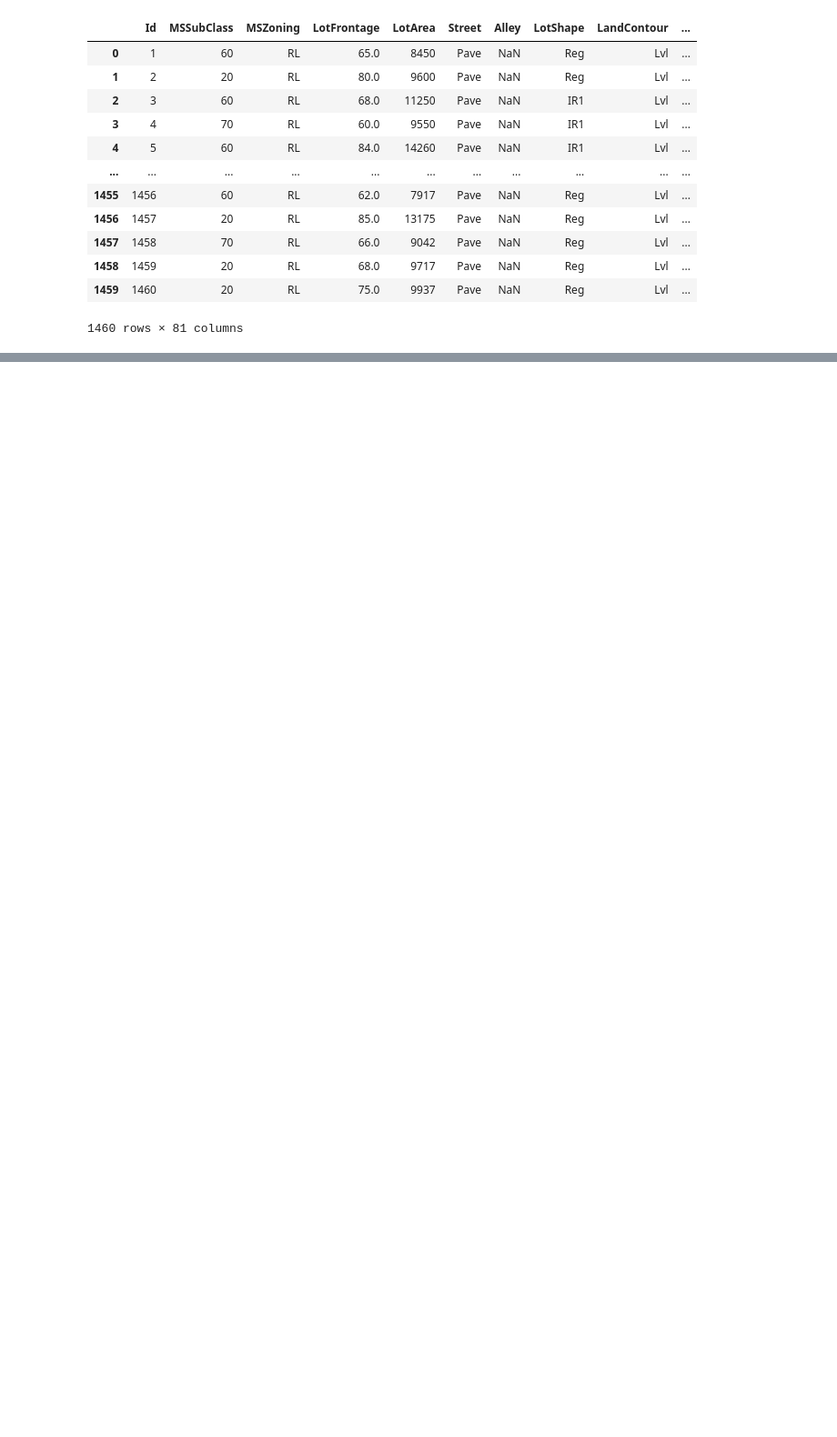
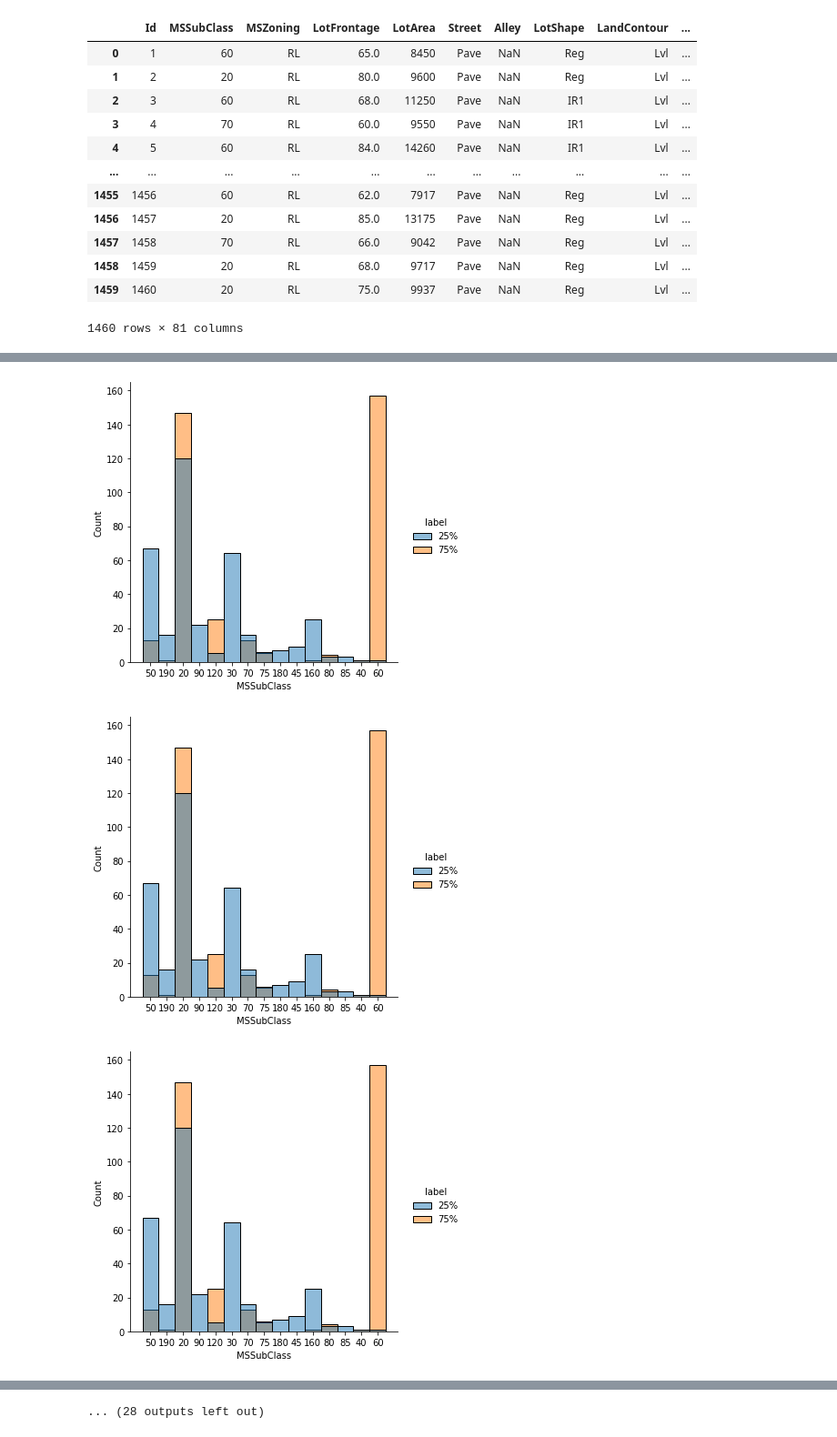
Before and after one commit to csLee94/project_notebook, a Jupyter notebook: Cometo_worksheet.ipynb, the cells around one changed output, grey strips where cells are left out. Shown at 91% size. Saved outputs shown, nothing was run; the diff lists cells and outputs as text; code cells hidden in the pictures; blank space fills up the shorter version.

```diff
--- a/Cometo_worksheet.ipynb
+++ b/Cometo_worksheet.ipynb
@@ -29,0 +140,5 @@ df
+# %%
+df_25 = df.loc[df['SalePrice']<=129975]
+df_75 = df.loc[df['SalePrice']>=214000]
+df_25['label']='25%'
+df_75['label']='75%'
@@ -29,0 +156,3 @@ df
+# %%
+df2575= pd.concat([df_25, df_75])
+df2575
@@ -29,0 +173,18 @@ df
+# %%
+tmplst = list(df2575.columns)
+tmplst.remove('Id')
+tmplst.remove('SalePrice')
+tmplst.remove('label')
+for tmptxt in tmplst:
+  if type(df2575[tmptxt].iloc[0]) == str:
+    fig, ax = plt. subplot(8,5)
+
+    sns.displot(data= df2575, x='MSSubClass', hue='label').set_title(tmptxt)
+
+
+# for tmptxt in
+# sns.displot(data= df2575, x='MSSubClass', hue='label')
+# %% [output]
+[figure, added]
+[figure, added]
+[figure, added]
@@ -29,0 +200 @@ df
+... (28 outputs left out)
```
Also changed, not shown: parts of 27 cells of this notebook.
